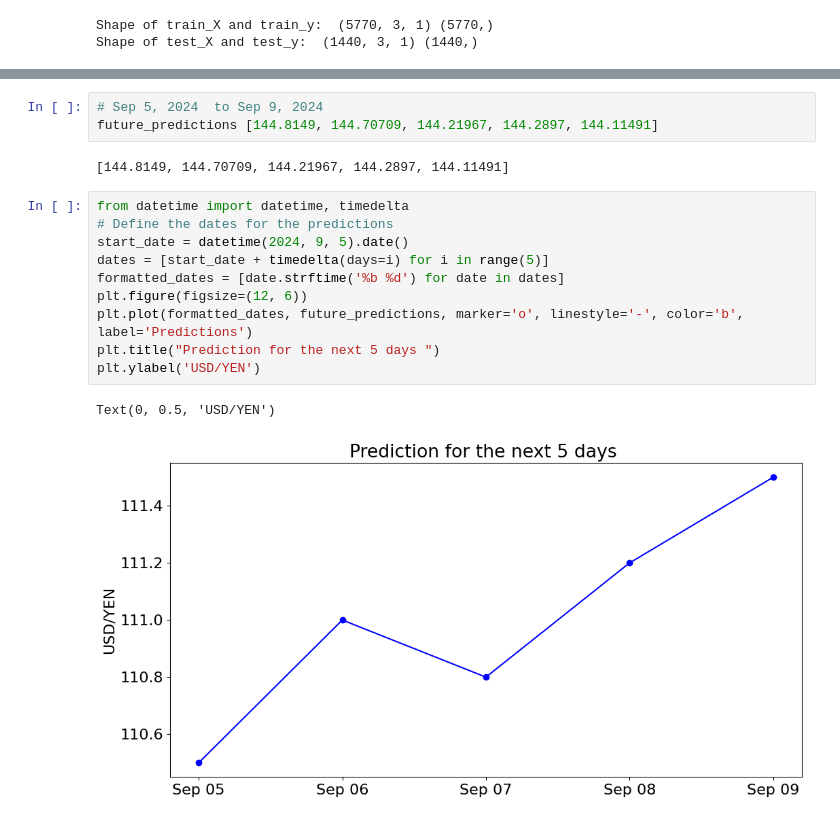
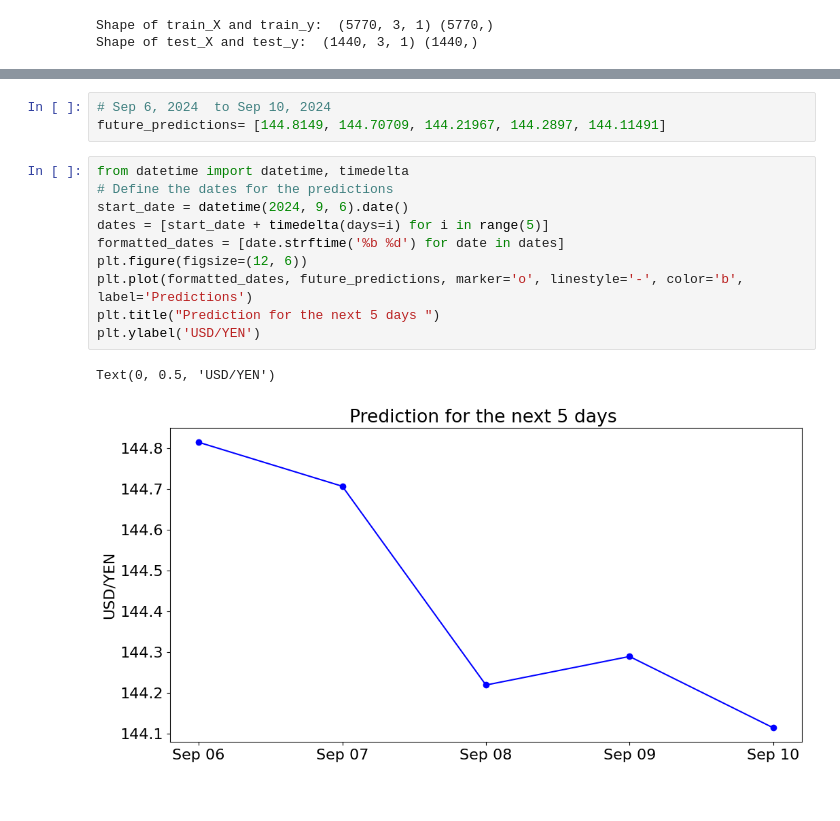
Before and after one commit to iliyaskurmangali/USD-Yen-Prediction, a Jupyter notebook: work.ipynb, the cells around one changed output, grey strips where cells are left out. Saved outputs shown, nothing was run; the diff lists cells and outputs as text.

```diff
--- a/work.ipynb
+++ b/work.ipynb
@@ -387,18 +377,16 @@ for _ in range(num_future_days):
 # %%
-# Sep 5, 2024  to Sep 9, 2024
-future_predictions [144.8149, 144.70709, 144.21967, 144.2897, 144.11491]
+# Sep 6, 2024  to Sep 10, 2024
+future_predictions= [144.8149, 144.70709, 144.21967, 144.2897, 144.11491]
-# %% [output]
-[144.8149, 144.70709, 144.21967, 144.2897, 144.11491]
 # %%
 from datetime import datetime, timedelta
 # Define the dates for the predictions
-start_date = datetime(2024, 9, 5).date()
+start_date = datetime(2024, 9, 6).date()
 dates = [start_date + timedelta(days=i) for i in range(5)]
 formatted_dates = [date.strftime('%b %d') for date in dates]
 plt.figure(figsize=(12, 6))
 plt.plot(formatted_dates, future_predictions, marker='o', linestyle='-', color='b', label='Predictions')
 plt.title("Prediction for the next 5 days ")
 plt.ylabel('USD/YEN')
 # %% [output]
 Text(0, 0.5, 'USD/YEN')
-[figure, old version]
+[figure, new version]
```
Also changed, not shown: parts of 14 cells of this notebook.
